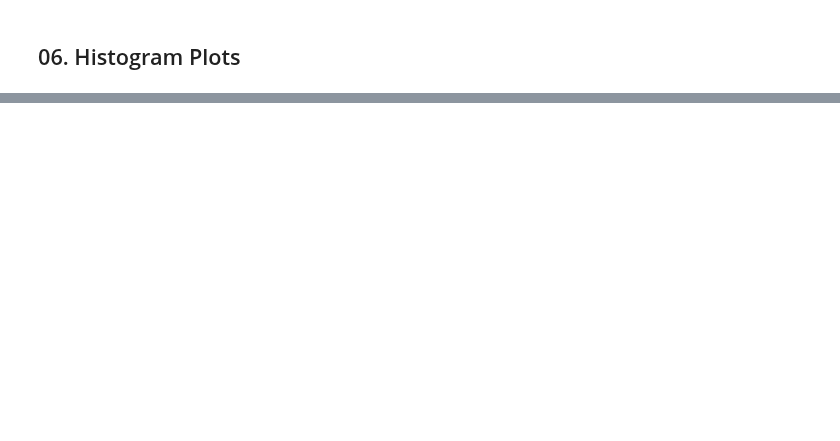
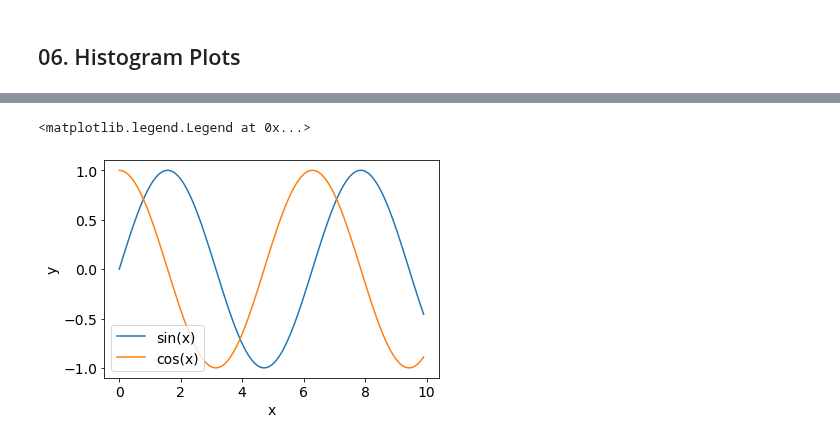
Before and after one commit to DavoodSZ1993/Python_Tutorial, a Jupyter notebook: 1_matplotlib_plots.ipynb, the cells around one changed output, grey strips where cells are left out. Drawn from its saved outputs; the diff is of its cells as text; code cells hidden in the pictures; blank space fills up the shorter version.

```diff
--- a/1_matplotlib_plots.ipynb
+++ b/1_matplotlib_plots.ipynb
@@ -114,0 +126,19 @@ plt.hist(dist_data, bins=100);
+# %%
+x = np.arange(0, 10, 0.1)
+
+y1 = np.sin(x)
+y2 = np.cos(x)
+
+# Plot curves
+axes = plt.gca()
+axes.cla()
+
+plt.plot(x, y1);
+plt.plot(x, y2);
+
+axes.set_xlabel('x')
+axes.set_ylabel('y')
+axes.legend(['sin(x)', 'cos(x)'])
+# %% [output]
+<matplotlib.legend.Legend at 0x...>
+[figure, added]
```
Also changed, not shown: parts of 3 cells of this notebook.
